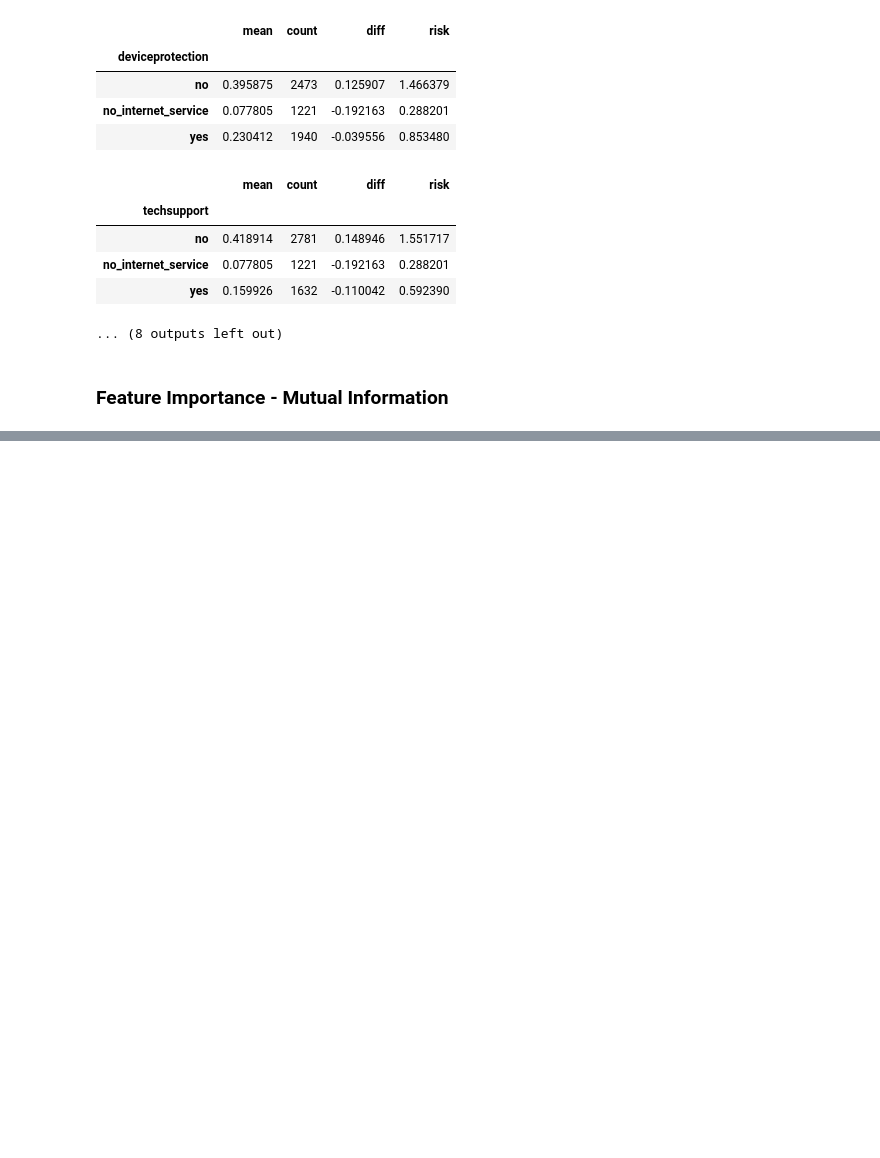
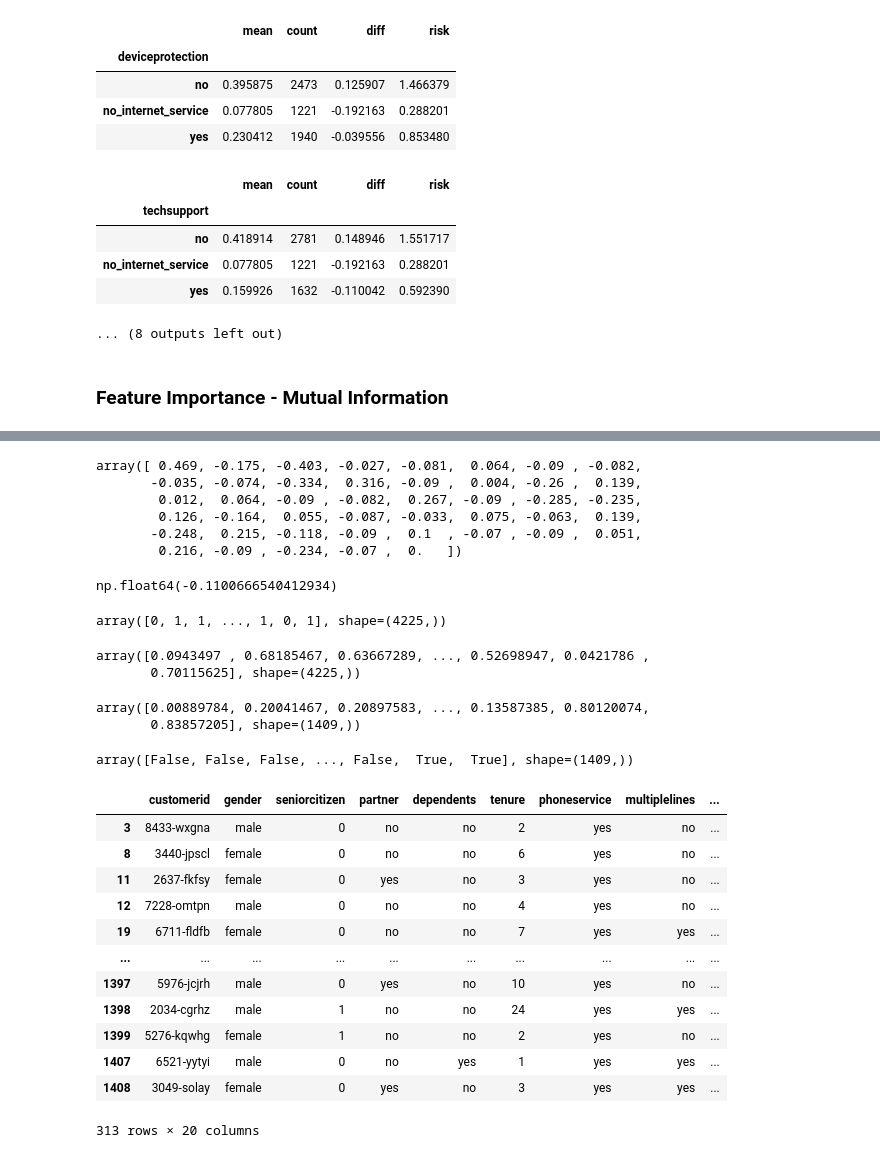
Before and after one commit to JoshAmpofo/mlzoomcamp_2025, a Jupyter notebook: notes/model3_classification.ipynb, the cells around one changed output, grey strips where cells are left out. Drawn from its saved outputs; the diff is of its cells as text; code cells hidden in the pictures; blank space fills up the shorter version.

```diff
--- a/notes/model3_classification.ipynb
+++ b/notes/model3_classification.ipynb
@@ -470,0 +662,3 @@ for c in categorical_cols:
+# %%
+val_dicts = df_val[categorical+numerical].to_dict(orient='records')
+X_val = dv.transform(val_dicts)
@@ -470,0 +750,3 @@ for c in categorical_cols:
+# %%
+lr = LogisticRegression(max_iter=100)
+lr.fit(X_train, y_train)
@@ -470,0 +763,52 @@ for c in categorical_cols:
+# %%
+lr.coef_[0].round(3) # w0
+# %% [output]
+array([ 0.469, -0.175, -0.403, -0.027, -0.081,  0.064, -0.09 , -0.082,
+       -0.035, -0.074, -0.334,  0.316, -0.09 ,  0.004, -0.26 ,  0.139,
+        0.012,  0.064, -0.09 , -0.082,  0.267, -0.09 , -0.285, -0.235,
+        0.126, -0.164,  0.055, -0.087, -0.033,  0.075, -0.063,  0.139,
+       -0.248,  0.215, -0.118, -0.09 ,  0.1  , -0.07 , -0.09 ,  0.051,
+        0.216, -0.09 , -0.234, -0.07 ,  0.   ])
+# %%
+lr.intercept_[0] # intercept
+# %% [output]
+np.float64(-0.1100666540412934)
+# %%
+lr.predict(X_train) # hard preds cuz we already have the exact labels
+# %% [output]
+array([0, 1, 1, ..., 1, 0, 1], shape=(4225,))
+# %%
+y_pred = lr.predict_proba(X_train)[:, 1] # these are the scores not probability, hence soft prediction
+# we take only the first column because those are the positive class (1 - churn)
+
+y_pred
+# %% [output]
+array([0.0943497 , 0.68185467, 0.63667289, ..., 0.52698947, 0.0421786 ,
+       0.70115625], shape=(4225,))
+# %%
+y_pred_val = lr.predict_proba(X_val)[:, 1]
+y_pred_val
+# %% [output]
+array([0.00889784, 0.20041467, 0.20897583, ..., 0.13587385, 0.80120074,
+       0.83857205], shape=(1409,))
+# %%
+churn_decision = (y_pred_val >= 0.5)
+churn_decision
+# %% [output]
+array([False, False, False, ..., False,  True,  True], shape=(1409,))
+# %%
+df_val[churn_decision] # all the people who will churn
+# %% [output]
+|  | customerid | gender | seniorcitizen | partner | dependents | tenure | phoneservice | multiplelines | ... |
+| 3 | 8433-wxgna | male | 0 | no | no | 2 | yes | no | ... |
+| 8 | 3440-jpscl | female | 0 | no | no | 6 | yes | no | ... |
+| 11 | 2637-fkfsy | female | 0 | yes | no | 3 | yes | no | ... |
+| 12 | 7228-omtpn | male | 0 | no | no | 4 | yes | no | ... |
+| 19 | 6711-fldfb | female | 0 | no | no | 7 | yes | yes | ... |
+| ... | ... | ... | ... | ... | ... | ... | ... | ... | ... |
+| 1397 | 5976-jcjrh | male | 0 | yes | no | 10 | yes | no | ... |
+| 1398 | 2034-cgrhz | male | 1 | no | no | 24 | yes | yes | ... |
+| 1399 | 5276-kqwhg | female | 1 | no | no | 2 | yes | no | ... |
+| 1407 | 6521-yytyi | male | 0 | no | yes | 1 | yes | yes | ... |
+| 1408 | 3049-solay | female | 0 | yes | no | 3 | yes | yes | ... |
+313 rows × 20 columns
```
Also changed, not shown: parts of 79 cells of this notebook, 1 other file.
